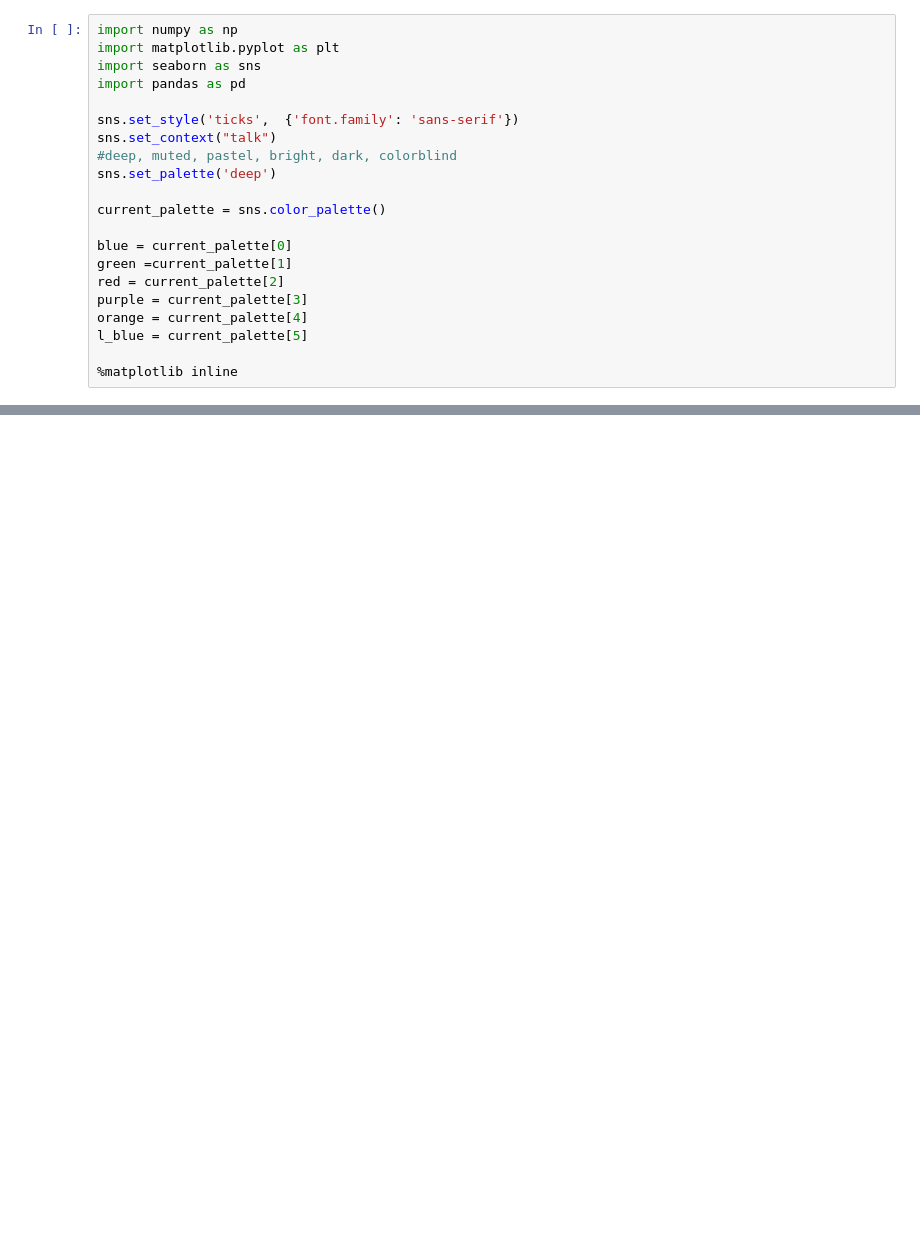
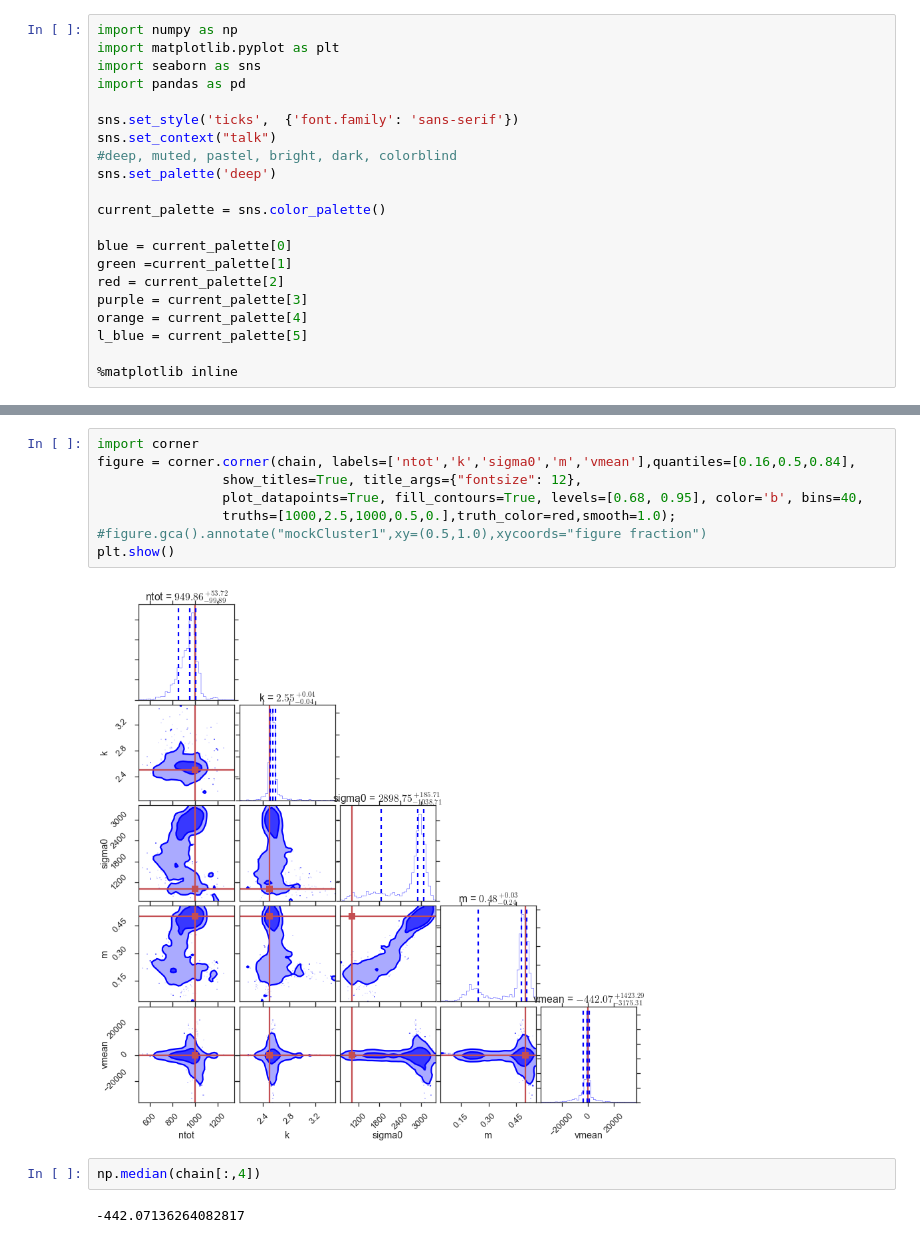
Before and after one commit to ondrejiayc/PH366_final_project, a Jupyter notebook: massProfileGeneration.ipynb, the cells around one changed output, grey strips where cells are left out. Drawn from its saved outputs; the diff is of its cells as text; blank space fills up the shorter version.

```diff
--- a/massProfileGeneration.ipynb
+++ b/massProfileGeneration.ipynb
@@ -53,0 +69,14 @@ plt.savefig('massMock0.png',dpi=300,bbox_inches='tight',pad_inches=0.2)
+# %%
+import corner
+figure = corner.corner(chain, labels=['ntot','k','sigma0','m','vmean'],quantiles=[0.16,0.5,0.84],
+                show_titles=True, title_args={"fontsize": 12},
+                plot_datapoints=True, fill_contours=True, levels=[0.68, 0.95], color='b', bins=40,
+                truths=[1000,2.5,1000,0.5,0.],truth_color=red,smooth=1.0);
+#figure.gca().annotate("mockCluster1",xy=(0.5,1.0),xycoords="figure fraction")
+plt.show()
+# %% [output]
+[figure, added]
+# %%
+np.median(chain[:,4])
+# %% [output]
+-442.07136264082817
```
Also changed, not shown: parts of 2 cells of this notebook, 2 other files.
